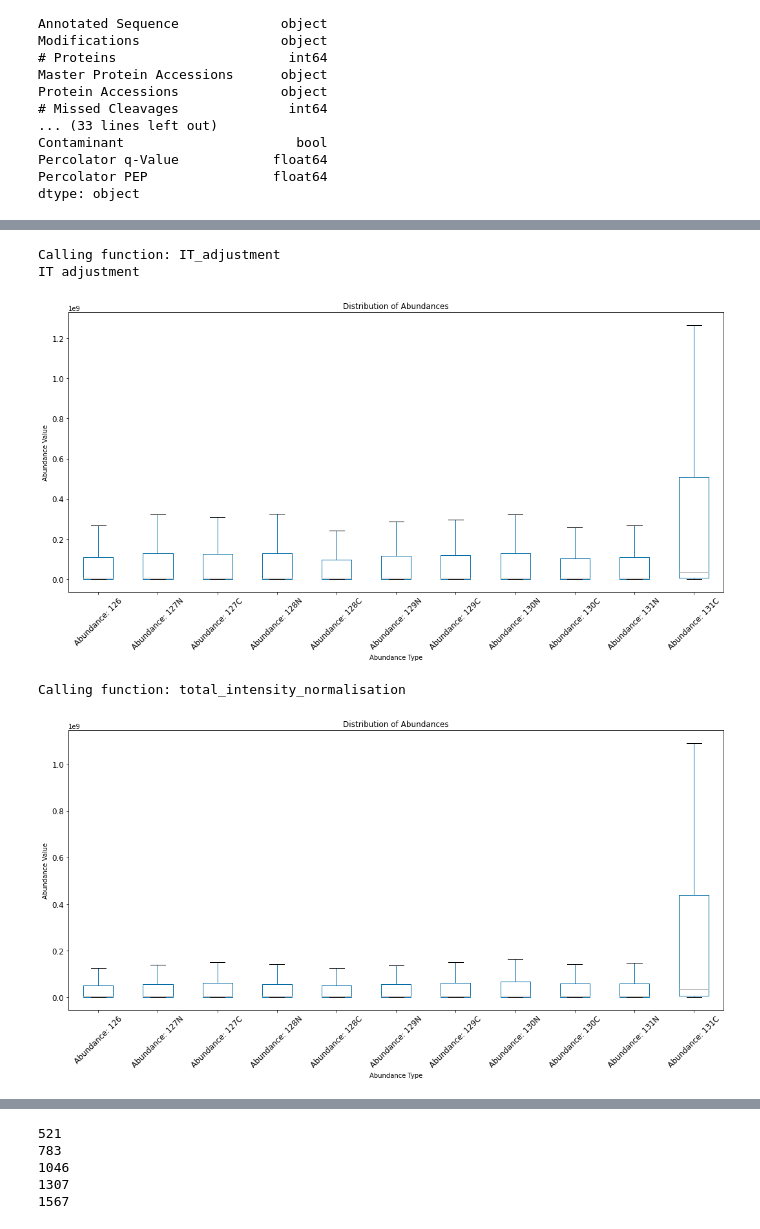
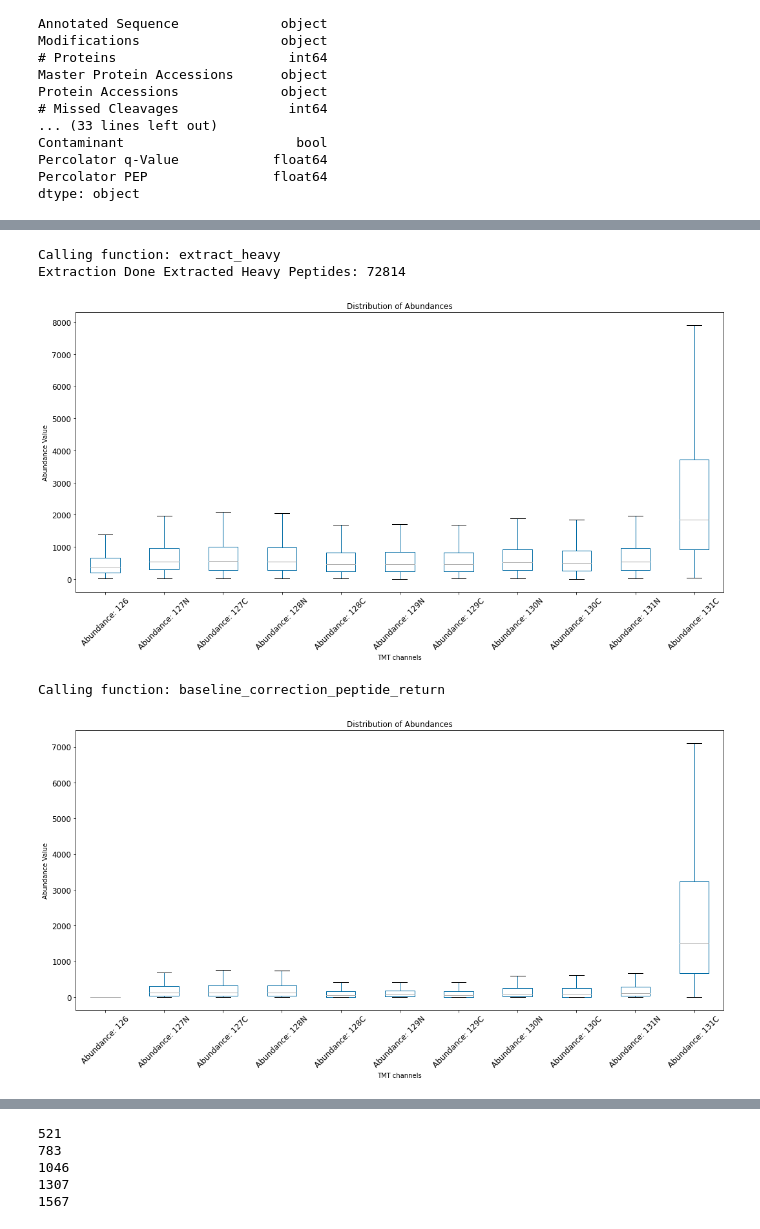
Before and after one commit to science64/DynaTMT-py-SB, a Jupyter notebook: mePROD LMM template.ipynb, the cells around one changed output, grey strips where cells are left out. Saved outputs shown, nothing was run; the diff lists cells and outputs as text; code cells hidden in the pictures.

```diff
--- a/mePROD LMM template.ipynb
+++ b/mePROD LMM template.ipynb
@@ -68,0 +91,18 @@ process = mePROD.PD_input(psms)
+# %%
+# it will filter peptides (PSMs) which contains empty values (complete empty values for entire TMT channels), contaminations and shared peptides (which contains ; in them).
+filter_data = process.filter_peptides(IT_adjusted)
+
+abundance_columns = [col for col in filter_data.columns if 'Abundance:' in col]
+abundance_df = filter_data[abundance_columns]
+
+# Displaying the first few rows of the extracted abundance columns
+abundance_df.head()
+
+# Plotting the abundance columns using a boxplot
+plt.figure(figsize=(15, 8))
+abundance_df.boxplot(grid=False, vert=True, fontsize=12, rot=45, showfliers=False)
+plt.title("Distribution of Abundances")
+plt.ylabel("Abundance Value")
+plt.xlabel("TMT Channels")
+plt.tight_layout()
+plt.show()
@@ -68,0 +113,18 @@ process = mePROD.PD_input(psms)
+# %%
+# for total intenstiy normalization
+sumNorm = process.total_intensity_normalisation(filter_data)
+
+abundance_columns = [col for col in sumNorm.columns if 'Abundance:' in col]
+abundance_df = sumNorm[abundance_columns]
+
+# Displaying the first few rows of the extracted abundance columns
+abundance_df.head()
+
+# Plotting the abundance columns using a boxplot
+plt.figure(figsize=(15, 8))
+abundance_df.boxplot(grid=False, vert=True, fontsize=12, rot=45, showfliers=False)
+plt.title("Distribution of Abundances")
+plt.ylabel("Abundance Value")
+plt.xlabel("TMT channels")
+plt.tight_layout()
+plt.show()
@@ -69,29 +178,28 @@ process = mePROD.PD_input(psms)
 # %%
-IT_adjusted = process.IT_adjustment()
-
-abundance_columns = [col for col in IT_adjusted.columns if 'Abundance:' in col]
-abundance_df = IT_adjusted[abundance_columns]
+heavy = process.extract_heavy(sumNorm)
+abundance_columns = [col for col in heavy.columns if 'Abundance:' in col]
+abundance_df = heavy[abundance_columns]
 
 # Displaying the first few rows of the extracted abundance columns
 abundance_df.head()
 
 # Plotting the abundance columns using a boxplot
 plt.figure(figsize=(15, 8))
 abundance_df.boxplot(grid=False, vert=True, fontsize=12, rot=45, showfliers=False)
 plt.title("Distribution of Abundances")
 plt.ylabel("Abundance Value")
-plt.xlabel("Abundance Type")
+plt.xlabel("TMT channels")
 plt.tight_layout()
 plt.show()
 # %% [output]
-Calling function: IT_adjustment
-IT adjustment
+Calling function: extract_heavy
+Extraction Done Extracted Heavy Peptides: 72814
-[figure, old version]
+[figure, new version]
 # %%
-sumNorm = process.total_intensity_normalisation()
+peptide_data = process.baseline_correction_peptide_return(heavy, random=True)
 
-abundance_columns = [col for col in sumNorm.columns if 'Abundance:' in col]
-abundance_df = sumNorm[abundance_columns]
+abundance_columns = [col for col in peptide_data.columns if 'Abundance:' in col]
+abundance_df = peptide_data[abundance_columns]
 
 # Displaying the first few rows of the extracted abundance columns
 abundance_df.head()
@@ -101,9 +209,9 @@ plt.figure(figsize=(15, 8))
 abundance_df.boxplot(grid=False, vert=True, fontsize=12, rot=45, showfliers=False)
 plt.title("Distribution of Abundances")
 plt.ylabel("Abundance Value")
-plt.xlabel("Abundance Type")
+plt.xlabel("TMT channels")
 plt.tight_layout()
 plt.show()
 # %% [output]
-Calling function: total_intensity_normalisation
+Calling function: baseline_correction_peptide_return
-[figure, old version]
+[figure, new version]
```
Also changed, not shown: parts of 13 cells of this notebook, 1 other file.
